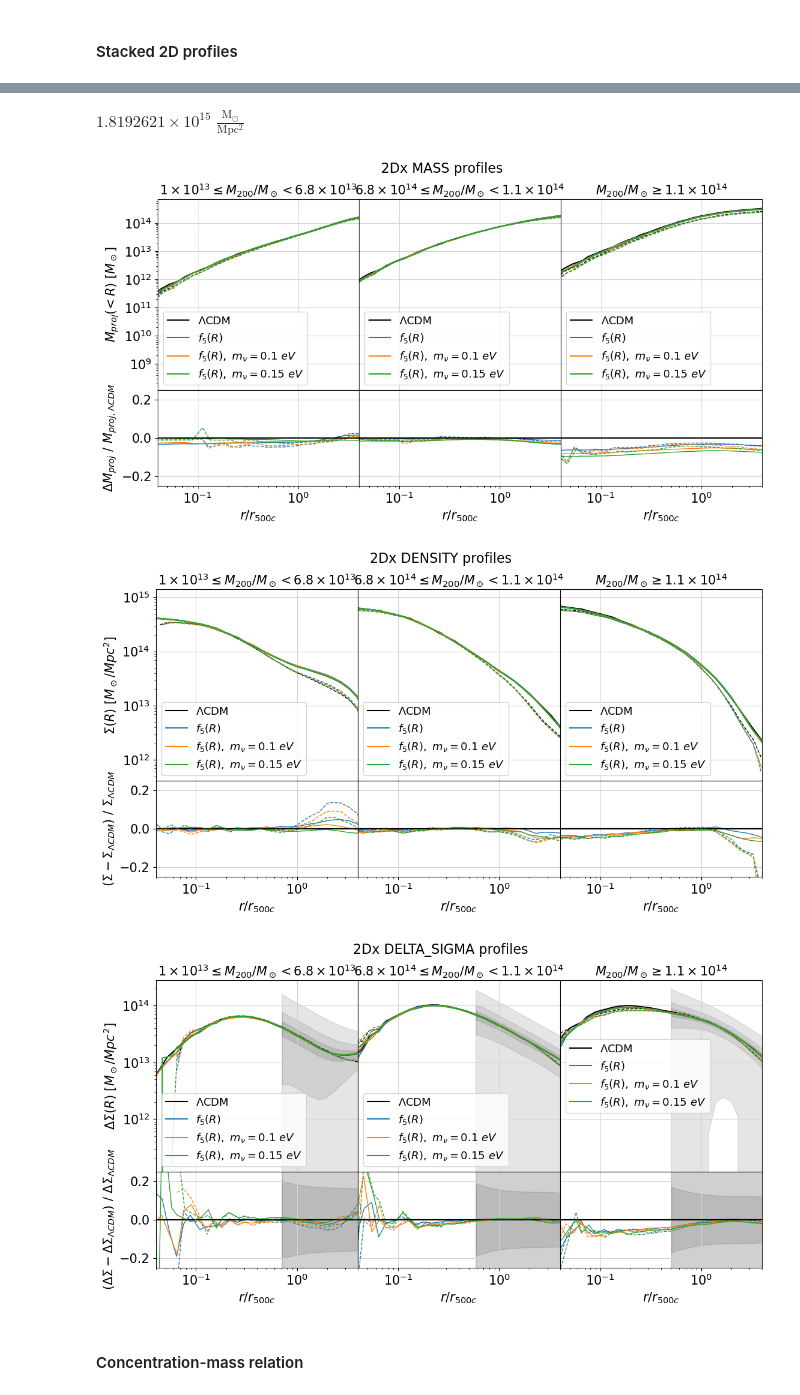
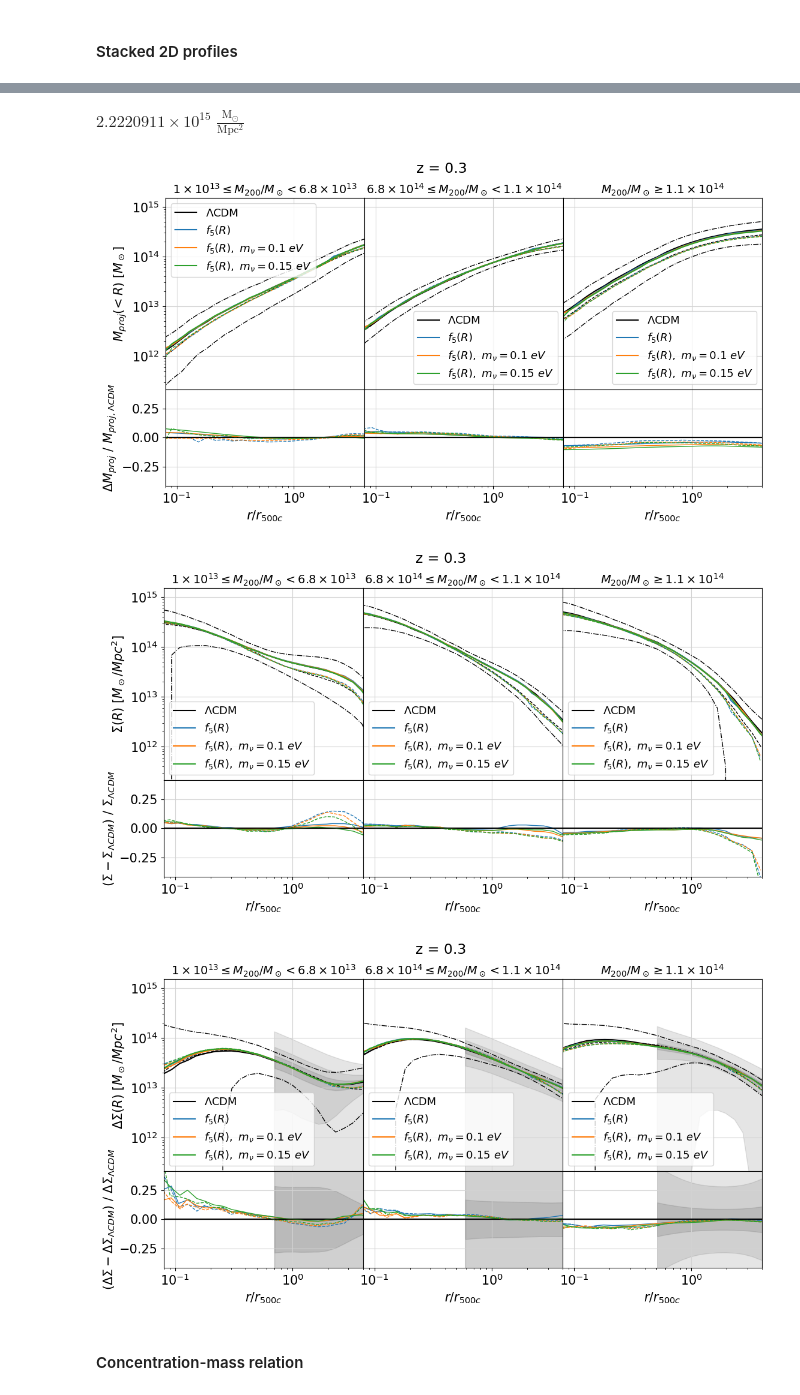
Before and after one commit to Giovanni-Ferron/HaloProfileFit, a Jupyter notebook: FitAndPlot.ipynb, the cells around one changed output, grey strips where cells are left out. Saved outputs shown, nothing was run; the diff lists cells and outputs as text; code cells hidden in the pictures.

```diff
--- a/FitAndPlot.ipynb
+++ b/FitAndPlot.ipynb
@@ -25,7 +25,7 @@ simulation_name = "PATHFINDER"
 simulation_type = ["LCDM", "fR5", "fR5_1eV", "fR5_15eV"]
 #Names of the region folders to read and corresponding maximum number of files to read in each, leave the region list as [""] for no regions
 #The number of files can be a list specifying the number of files to read in each individual region folder, leave None to read every file
-files_to_read = (["z05"], None)
+files_to_read = (["z11"], None)
 #List of dimensions along which to consider the 2D profiles for reading and fitting, e.g. ["x", "y", "z"]
 projections = ["x"]
 #Divide the simulations in batches to analyse separately, only used in the analysis section (if present, put the LCDM model in every batch first)
@@ -726,10 +745,10 @@ from astropy.cosmology import Planck18 as cosmo
 # %%
 c = 3e5 * u.km / u.s
 G = G_mpc * u.Msun**-1 * u.Mpc * u.km**2 * u.s**-2
-n_g = 26 * u.arcmin**-2
+n_g = 28 * u.arcmin**-2
 
 z = sim_props["LCDM"]["COSM_PARS"][-1] * cu.redshift
-Dls_Ds = 3.60 * u.arcmin**-1 / np.sqrt(n_g)
+Dls_Ds = 4.20 * u.arcmin**-1 / np.sqrt(n_g)
 
 Dl = z.to(u.Mpc, cu.redshift_distance(cosmo, kind="comoving")) / (1 + z.to(u.dimensionless_unscaled))
 
@@ -745,7 +764,7 @@ rho_c = 3 * H2z / (8 * np.pi * G_mpc)
 cpars = {'flat': True, 'H0': h * 100, 'Om0': Om, 'Ob0': 0.049, 'sigma8': 0.81, 'ns': 0.95}
 cosmology.setCosmology("myCosmo", **cpars)
 
-ng = 26 * 0.37**-2
+ng = 28 * 0.27**-2
 
 error = []
 r_lim_r500 = []
@@ -791,7 +810,7 @@ error
 # %%
 sigma_crit
 # %% [output]
-$1.8192621 \times 10^{15} \; \mathrm{\frac{M_{\odot}}{Mpc^{2}}}$
+$2.2220911 \times 10^{15} \; \mathrm{\frac{M_{\odot}}{Mpc^{2}}}$
 # %%
 #Quantities and labels used in plotting, used for both the stacked profiles and relative differences panels
 plot_quantities = ["MASS", "DENSITY", "DELTA_SIGMA"]
@@ -853,6 +872,8 @@ for dim in projections:
                     with np.errstate(divide="ignore", invalid="ignore"):
                         if sim_type == sim_batch[0]:
                             # ax0.fill_between(R, profile_low, profile_high, color="black", alpha=0.1)
+                            ax0.plot(R, profile_low, color="black", lw=1., ls="-.")
+                            ax0.plot(R, profile_high, color="black", lw=1., ls="-.")
                             line, = ax0.loglog(R, mean_profile, color="black", label=model_names[sim_type])
                             ax0.loglog(R[median_profile > 0], median_profile[median_profile > 0], color="black", linestyle="--", lw=1.)
 
@@ -863,14 +884,14 @@ for dim in projections:
                                 ax0.fill_between(R[cond_r], np.mean(quantity_profile[idx, :], axis=0)[cond_r] - err_bars/np.sqrt(10), np.mean(quantity_profile[idx, :], axis=0)[cond_r] + err_bars/np.sqrt(10), color="black", alpha=0.09)
                                 ax0.fill_between(R[cond_r], np.mean(quantity_profile[idx, :], axis=0)[cond_r] - err_bars/np.sqrt(100), np.mean(quantity_profile[idx, :], axis=0)[cond_r] + err_bars/np.sqrt(100), color="black", alpha=0.1)
 
-                                ax1.fill_between(R[cond_r], (-err_bars) / np.mean(quantity_profile, axis=0)[cond_r],
-                                 (err_bars) / np.mean(quantity_profile, axis=0)[cond_r], color="black", alpha=0.1)
+                                ax1.fill_between(R[cond_r], (-err_bars) / np.mean(quantity_profile[idx, :], axis=0)[cond_r],
+                                 (err_bars) / np.mean(quantity_profile[idx, :], axis=0)[cond_r], color="black", alpha=0.1)
 
-                                ax1.fill_between(R[cond_r], (-err_bars/np.sqrt(10)) / np.mean(quantity_profile, axis=0)[cond_r],
-                                 (err_bars/np.sqrt(10)) / np.mean(quantity_profile, axis=0)[cond_r], color="black", alpha=0.09)
+                                ax1.fill_between(R[cond_r], (-err_bars/np.sqrt(10)) / np.mean(quantity_profile[idx, :], axis=0)[cond_r],
+                                 (err_bars/np.sqrt(10)) / np.mean(quantity_profile[idx, :], axis=0)[cond_r], color="black", alpha=0.09)
 
-                                ax1.fill_between(R[cond_r], (-err_bars/np.sqrt(100)) / np.mean(quantity_profile, axis=0)[cond_r],
-                                 (err_bars/np.sqrt(100)) / np.mean(quantity_profile, axis=0)[cond_r], color="black", alpha=0.1)
+                                ax1.fill_between(R[cond_r], (-err_bars/np.sqrt(100)) / np.mean(quantity_profile[idx, :], axis=0)[cond_r],
+                                 (err_bars/np.sqrt(100)) / np.mean(quantity_profile[idx, :], axis=0)[cond_r], color="black", alpha=0.1)
 
                         else:
                             line, = ax0.loglog(R, mean_profile, label=model_names[sim_type])
@@ -879,41 +900,42 @@ for dim in projections:
                             if len(sim_batch) > 1:
                                 mean_diff = (mean_profile - np.mean(lcdm_profile, axis=0)) / np.mean(lcdm_profile, axis=0)
                                 median_diff = (median_profile - np.median(lcdm_profile, axis=0)) / np.median(lcdm_profile, axis=0)
                                 ax1.plot(R, mean_diff, linestyle="-", lw=1., color=line.get_color())
                                 ax1.plot(R[median_lcdm != 0], median_diff[median_lcdm != 0], linestyle="--", lw=1., color=line.get_color())
 
-                        ax0.set_xlim(0.04, 4.)
-                        ax1.set_ylim(-0.25, 0.25)
+                        ax0.set_xlim(0.08, 4.)
+                        ax0.set_ylim(2.1e11, 1.5e15)
+                        ax1.set_ylim(-0.41, 0.41)
 
                     ax0.tick_params(axis="y", which="both", labelsize=15)
                     ax1.tick_params(axis="y", which="both", labelsize=15)
 
                     if k != 0:
                         ax0.tick_params(axis="y", which="both", left=False, labelleft=False)
                         ax1.tick_params(axis="y", which="both", left=False, labelleft=False)
 
-                    ax0.set_title(plot_titles[k], size=15)
+                    ax0.set_title(plot_titles[k], size=14)
                     ax0.legend(prop={"size": 13})
                     ax0.grid(color="lightgrey")
 
                     ax1.set_xlabel("$r/r_{500c}$", size=15)
                     ax1.tick_params(axis="x", which="both", labelsize=15)
                     ax1.axhline(0, linestyle="-", color="black", alpha=0.6)
                     ax1.grid(color="lightgrey")
 
             fig.tight_layout()
             fig.subplots_adjust(hspace=0., wspace=0.)
-            fig.suptitle("2D" + dim + " " + quantity + " profiles", size=16, y=1.03)
+            fig.suptitle("z = 0.3", size=17, y=1.03)
 
             ax[0, 0].set_ylabel(q_label, size=15)
             ax[1, 0].set_ylabel(q_label_diff, size=15)
 
             if save_plots:
-                fig.savefig(fig_path + "/" + quantity + "_PROFILES_2D" + dim + "_z05" + ".png", dpi=300, bbox_inches='tight')
+                fig.savefig(fig_path + "/" + quantity + "_PROFILES_2D" + dim + "_z029" + ".pdf", dpi=300, bbox_inches='tight')
 # %% [output]
-[figure, old version]
+[figure, new version]
-[figure, old version]
+[figure, new version]
-[figure, old version]
+[figure, new version]
 # %% [markdown]
 #### Concentration-mass relation
 # %% [markdown]
```
Also changed, not shown: parts of 3 cells of this notebook, 1 other file.
